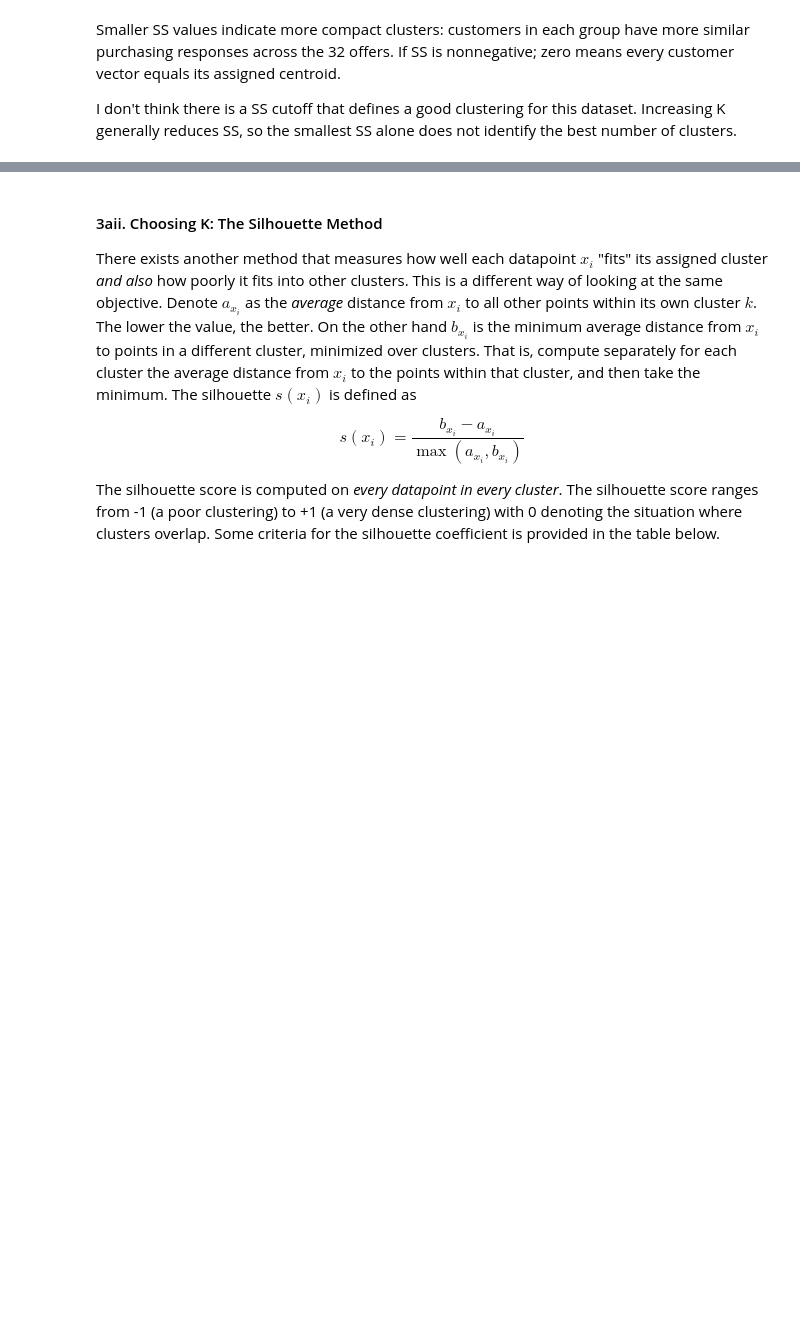
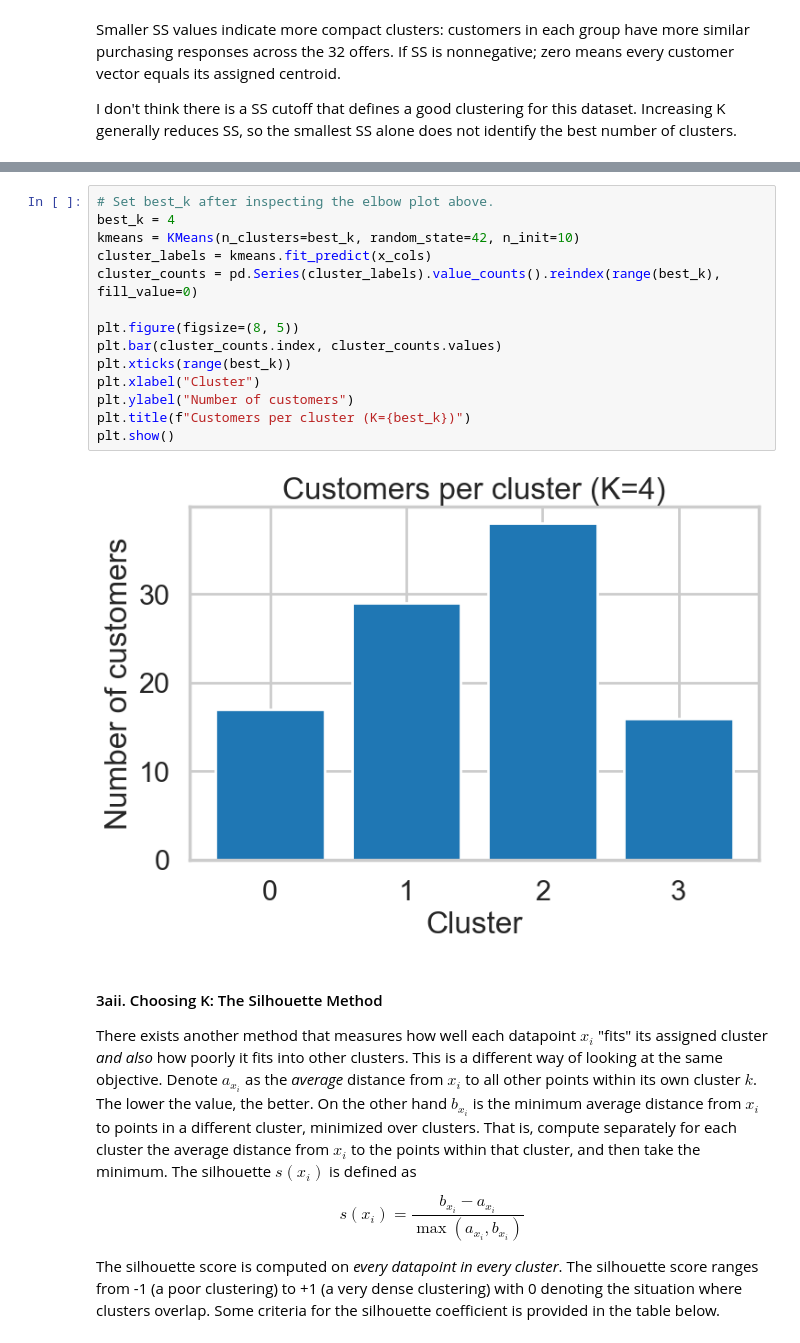
Before and after one commit to BruSalSprouts/Clustering_Case_Study_updated_10_15_2020, a Jupyter notebook: Clustering Case Study - Customer Segmentation with K-Means - Tier 3.ipynb, the cells around one changed output, grey strips where cells are left out. Drawn from its saved outputs; the diff is of its cells as text; blank space fills up the shorter version.

```diff
--- a/Clustering Case Study - Customer Segmentation with K-Means - Tier 3.ipynb
+++ b/Clustering Case Study - Customer Segmentation with K-Means - Tier 3.ipynb
@@ -157,3 +175,19 @@ SS for K=4: 214.09
+# %%
+# Set best_k after inspecting the elbow plot above.
+best_k = 4
+kmeans = KMeans(n_clusters=best_k, random_state=42, n_init=10)
+cluster_labels = kmeans.fit_predict(x_cols)
+cluster_counts = pd.Series(cluster_labels).value_counts().reindex(range(best_k), fill_value=0)
+
+plt.figure(figsize=(8, 5))
+plt.bar(cluster_counts.index, cluster_counts.values)
+plt.xticks(range(best_k))
+plt.xlabel("Cluster")
+plt.ylabel("Number of customers")
+plt.title(f"Customers per cluster (K={best_k})")
+plt.show()
+# %% [output]
+[figure, added]
 # %% [markdown]
 #### 3aii. Choosing K: The Silhouette Method
 
```
Also changed, not shown: parts of 20 cells of this notebook.
